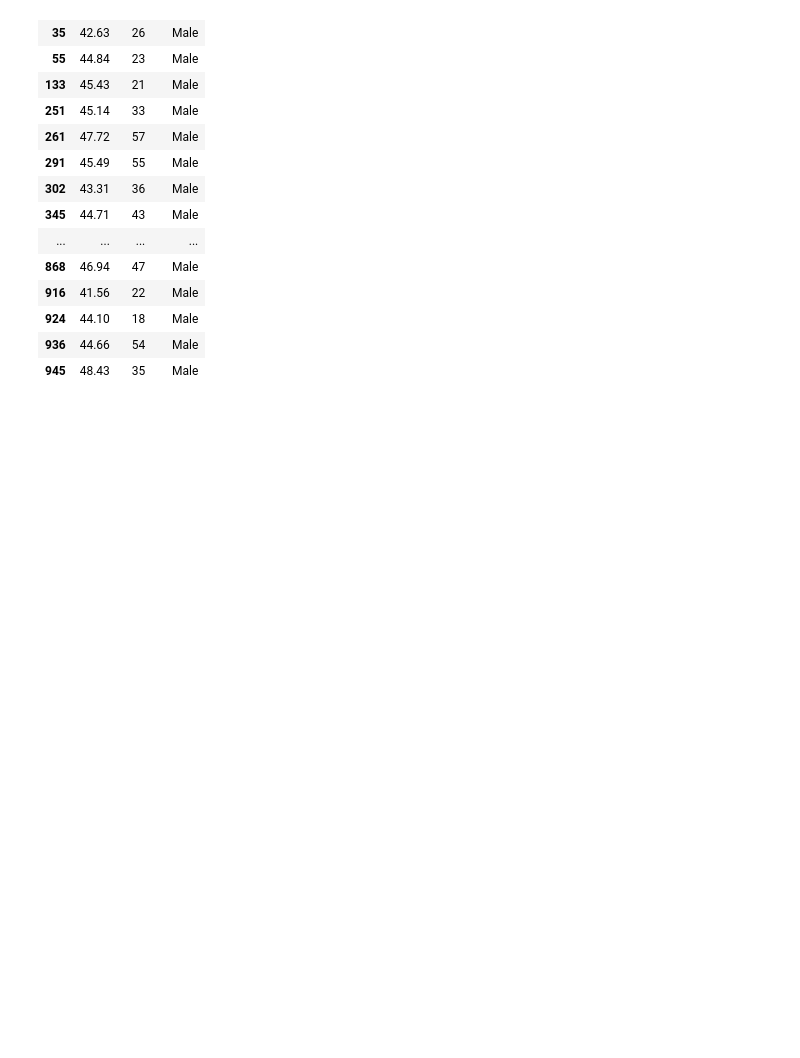
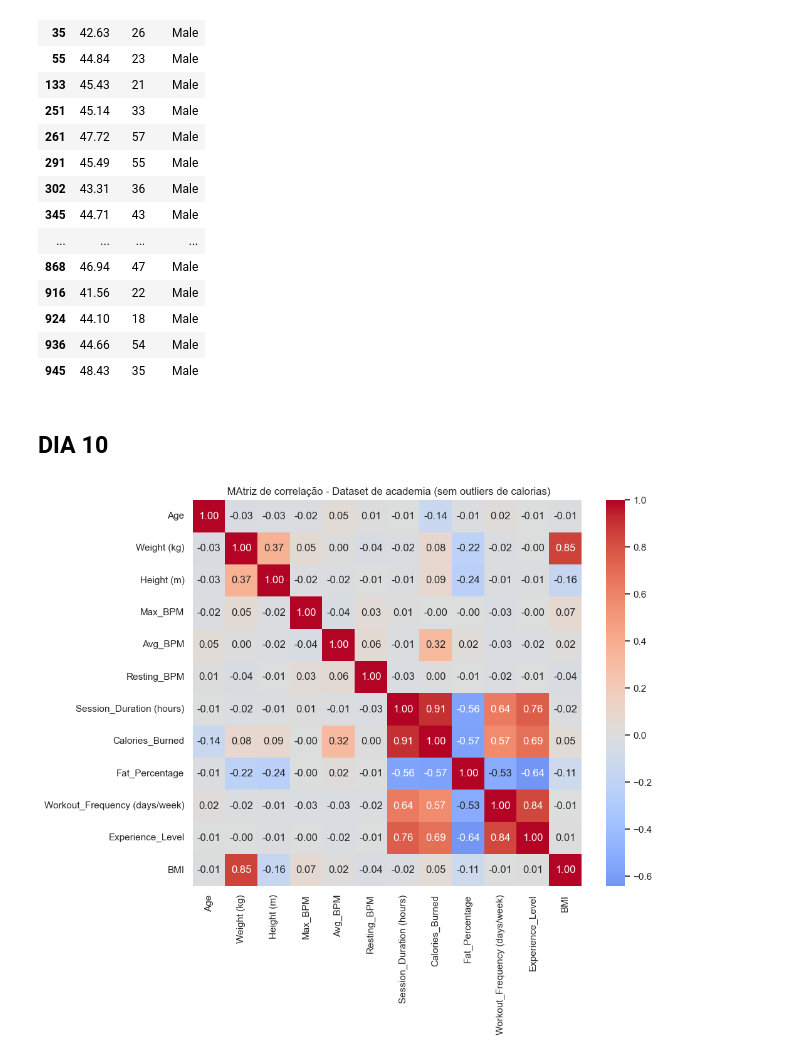
Before and after one commit to matheusramos20/fitbase-analise, a Jupyter notebook: 05_wrangling_gym.ipynb, the cells around one changed output. Cells and saved outputs as stored; diff of their text form; code cells hidden in the pictures; blank space fills up the shorter version.

```diff
--- a/05_wrangling_gym.ipynb
+++ b/05_wrangling_gym.ipynb
@@ -326,3 +326,24 @@ gym[gym["is_bmi_outlier"]][["BMI", "Age", "Gender"]]
 | 924 | 44.10 | 18 | Male |
 | 936 | 44.66 | 54 | Male |
 | 945 | 48.43 | 35 | Male |
+# %% [markdown]
+## DIA 10
+# %%
+# Filtrando fora os outliers de calorias para reduzir distorção
+
+gym_clean = gym[~gym["is_calories_outlier"]].copy()
+
+cols_num = ["Age", "Weight (kg)", "Height (m)", "Max_BPM", "Avg_BPM",
+    "Resting_BPM", "Session_Duration (hours)",
+    "Calories_Burned", "Fat_Percentage",
+    "Workout_Frequency (days/week)", "Experience_Level", "BMI"
+]
+
+gym_corr = gym_clean[cols_num].corr(method="pearson")
+
+plt.figure(figsize=(10,8))
+sns.heatmap(gym_corr, annot=True, fmt=".2f", cmap="coolwarm", center=0)
+plt.title(" MAtriz de correlação - Dataset de academia (sem outliers de calorias)")
+plt.show()
+# %% [output]
+[figure, added]
```
Also changed, not shown: parts of 5 cells of this notebook.
